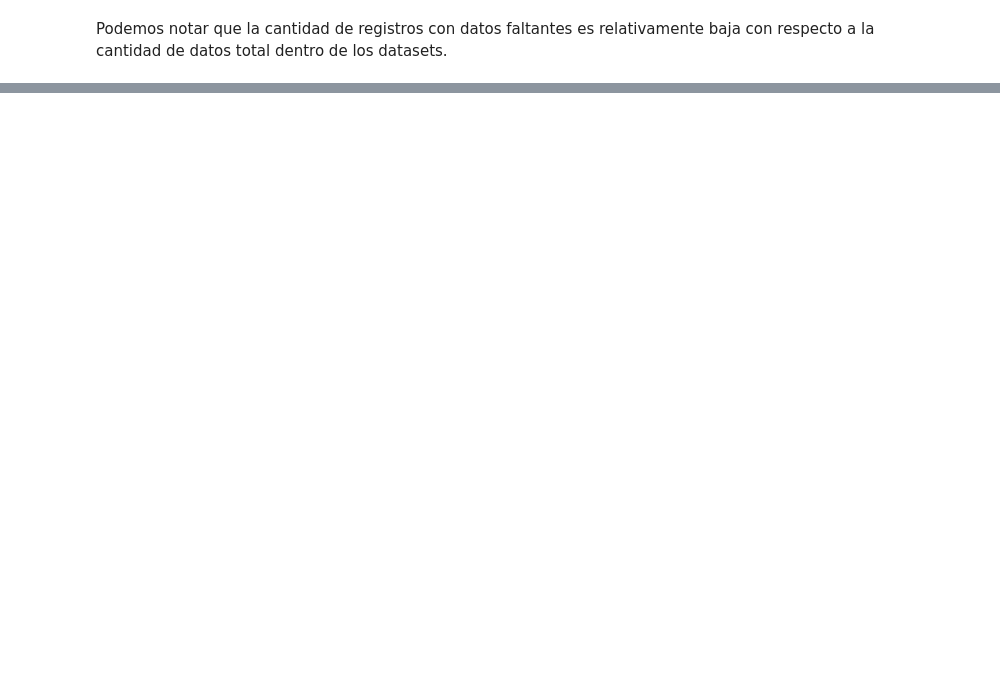
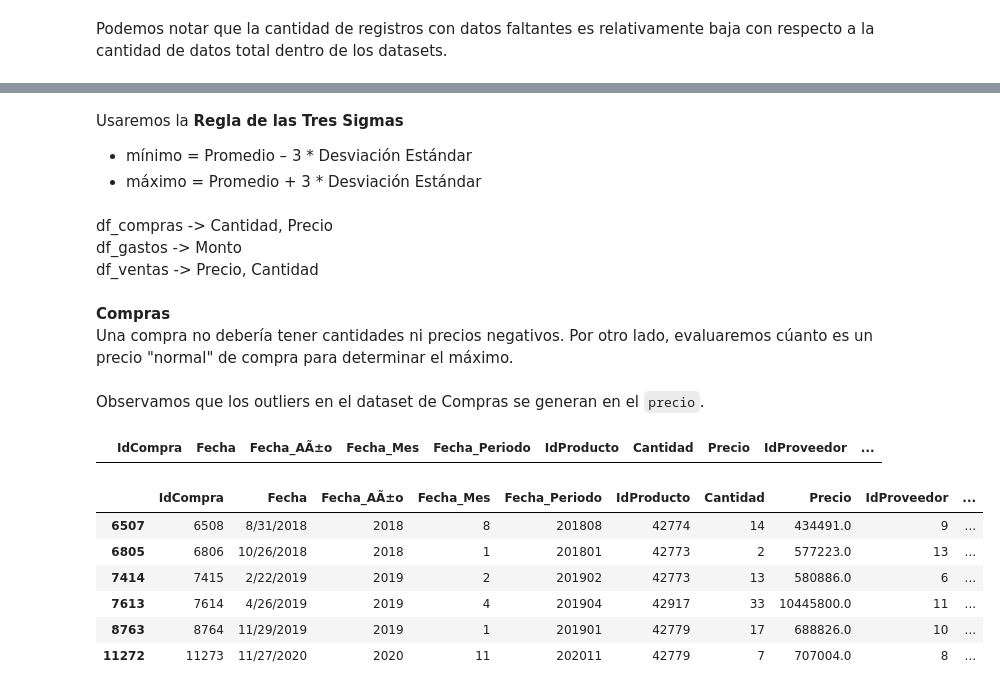
Before and after one commit to laucha-cf/Proyecto-Individual-Numero1, a Jupyter notebook: Modules/reporte.ipynb, the cells around one changed output, grey strips where cells are left out. Saved outputs shown, nothing was run; the diff lists cells and outputs as text; code cells hidden in the pictures; blank space fills up the shorter version.

```diff
--- a/Modules/reporte.ipynb
+++ b/Modules/reporte.ipynb
@@ -61,0 +64,32 @@ Podemos notar que la cantidad de registros con datos faltantes es relativamente
+# %% [markdown]
+Usaremos la **Regla de las Tres Sigmas** <br>
+- mínimo = Promedio – 3 * Desviación Estándar
+- máximo = Promedio + 3 * Desviación Estándar
+# %% [markdown]
+df_compras -> Cantidad, Precio <br>
+df_gastos  -> Monto <br>
+df_ventas  -> Precio, Cantidad
+# %% [markdown]
+**Compras** <br>
+Una compra no debería tener cantidades ni precios negativos. Por otro lado, evaluaremos cúanto es un precio "normal" de compra para determinar el máximo.
+# %%
+promedio = df_compras['Precio'].mean()
+std_dev = df_compras['Precio'].std()
+minimo = 0
+maximo = promedio + 3 * std_dev
+# %% [markdown]
+Observamos que los outliers en el dataset de Compras se generan en el `precio`.
+# %%
+df_compras[(df_compras['Precio']<minimo) | (df_compras['Cantidad']<0)]
+# %% [output]
+|  | IdCompra | Fecha | Fecha_AÃ±o | Fecha_Mes | Fecha_Periodo | IdProducto | Cantidad | Precio | IdProveedor | ... |
+# %%
+df_compras[df_compras['Precio']>maximo]
+# %% [output]
+|  | IdCompra | Fecha | Fecha_AÃ±o | Fecha_Mes | Fecha_Periodo | IdProducto | Cantidad | Precio | IdProveedor | ... |
+| 6507 | 6508 | 8/31/2018 | 2018 | 8 | 201808 | 42774 | 14 | 434491.0 | 9 | ... |
+| 6805 | 6806 | 10/26/2018 | 2018 | 1 | 201801 | 42773 | 2 | 577223.0 | 13 | ... |
+| 7414 | 7415 | 2/22/2019 | 2019 | 2 | 201902 | 42773 | 13 | 580886.0 | 6 | ... |
+| 7613 | 7614 | 4/26/2019 | 2019 | 4 | 201904 | 42917 | 33 | 10445800.0 | 11 | ... |
+| 8763 | 8764 | 11/29/2019 | 2019 | 1 | 201901 | 42779 | 17 | 688826.0 | 10 | ... |
+| 11272 | 11273 | 11/27/2020 | 2020 | 11 | 202011 | 42779 | 7 | 707004.0 | 8 | ... |
```
Also changed, not shown: parts of 12 cells of this notebook.
